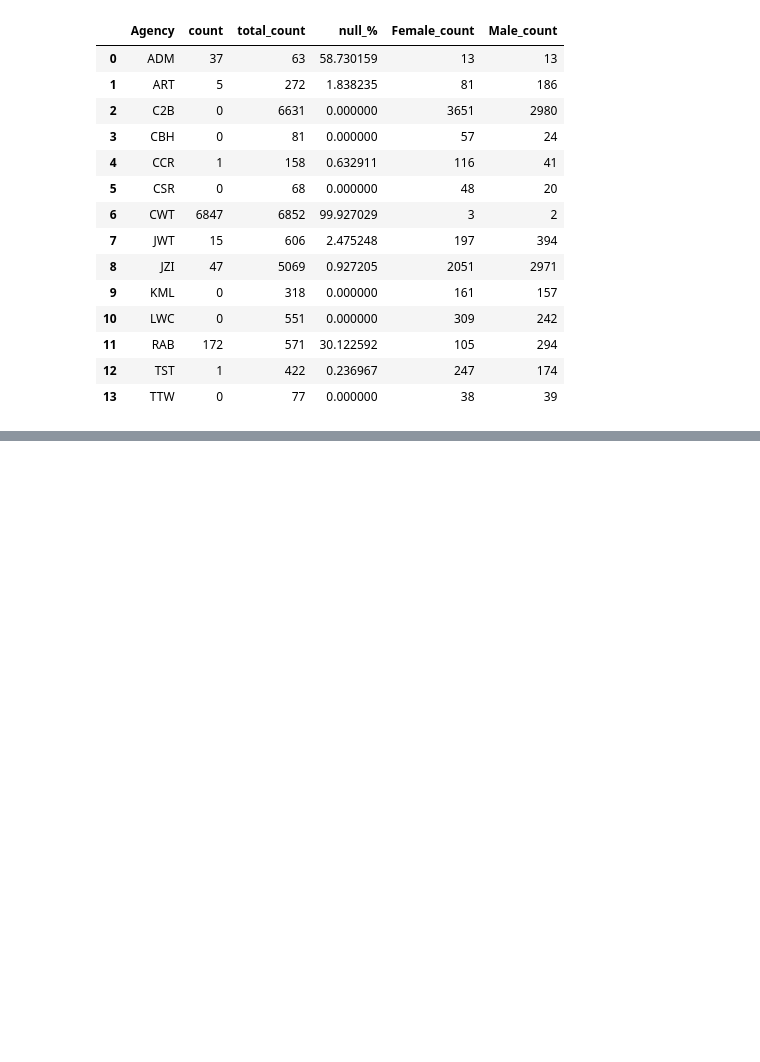
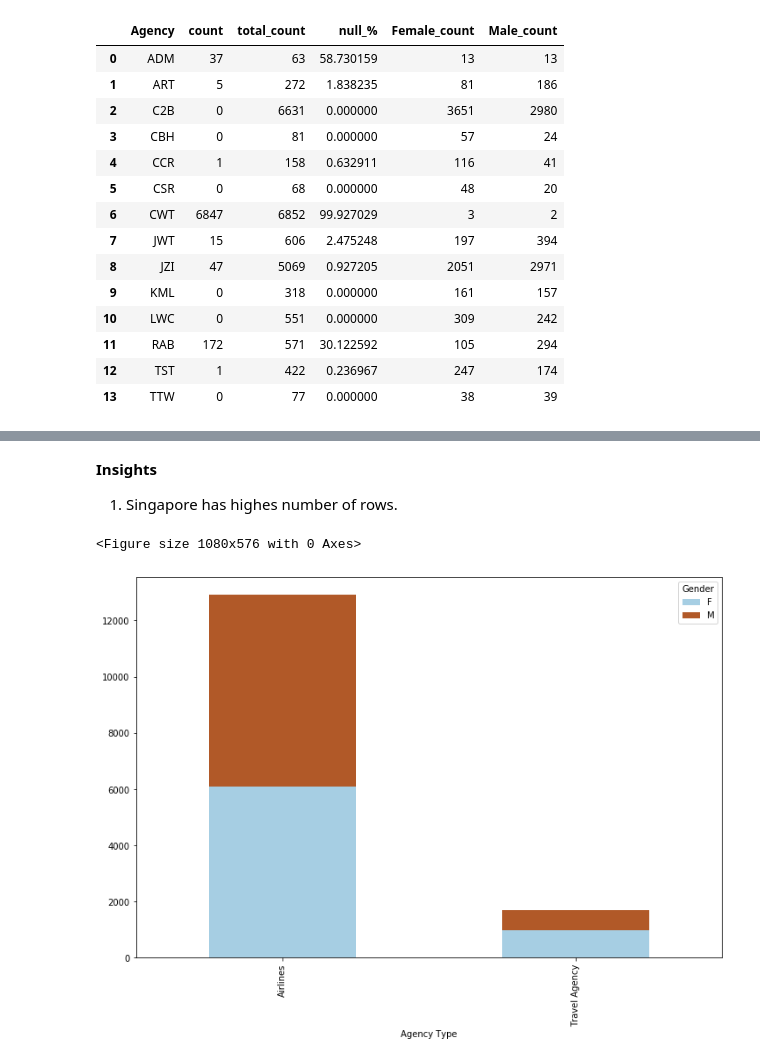
Before and after one commit to reshmastadas/Machine_Learning, a Jupyter notebook: insurance_risk_analysis/notebooks/Untitled1.ipynb, the cells around one changed output, grey strips where cells are left out. Drawn from its saved outputs; the diff is of its cells as text; code cells hidden in the pictures; blank space fills up the shorter version.

```diff
--- a/insurance_risk_analysis/notebooks/Untitled1.ipynb
+++ b/insurance_risk_analysis/notebooks/Untitled1.ipynb
@@ -207,0 +284,9 @@ group_by_null(df,'Agency','Gender')
+# %% [markdown]
+**Insights**
+1. Singapore has highes number of rows.
+# %%
+#Gender v/s Agency Type
+display_cat2cat(df,'Gender','Agency Type')
+# %% [output]
+<Figure size 1080x576 with 0 Axes>
+[figure, added]
```
Also changed, not shown: parts of 24 cells of this notebook.
